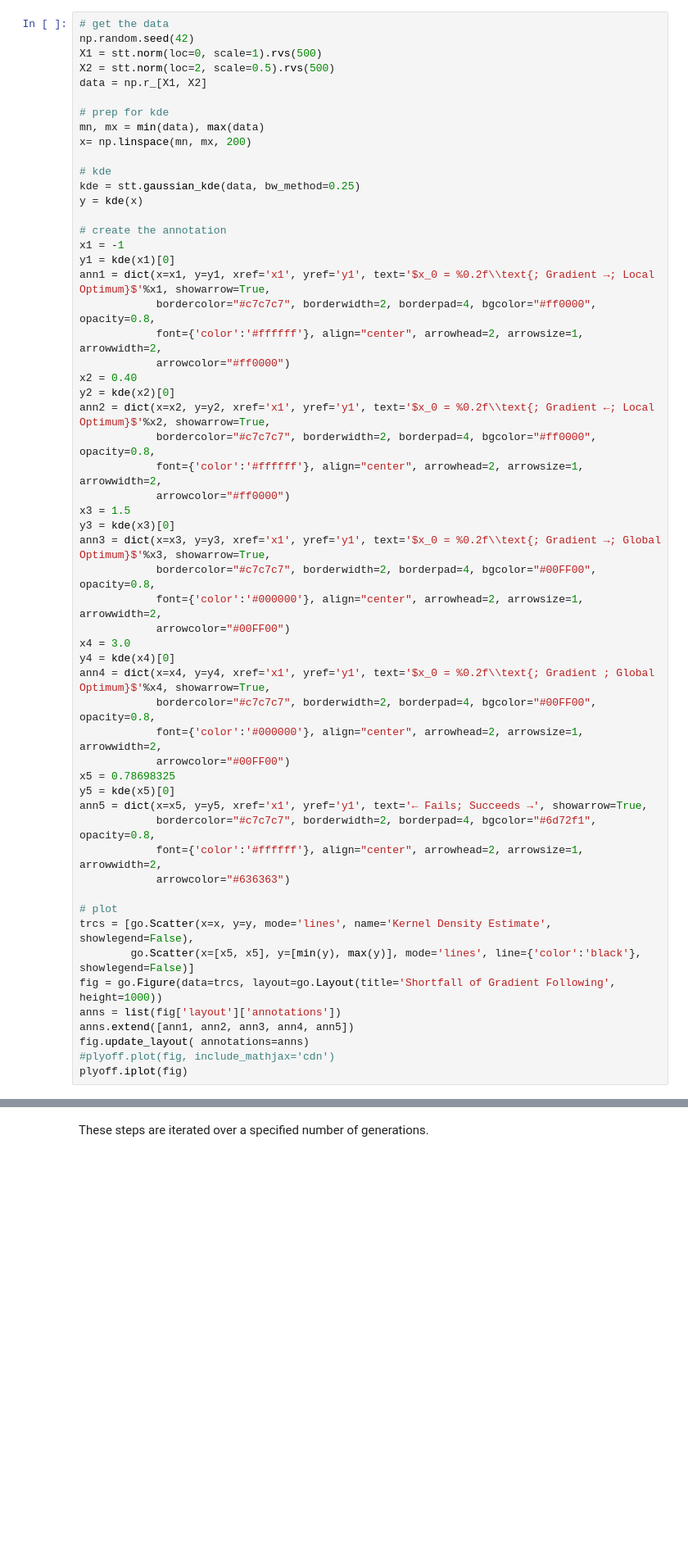
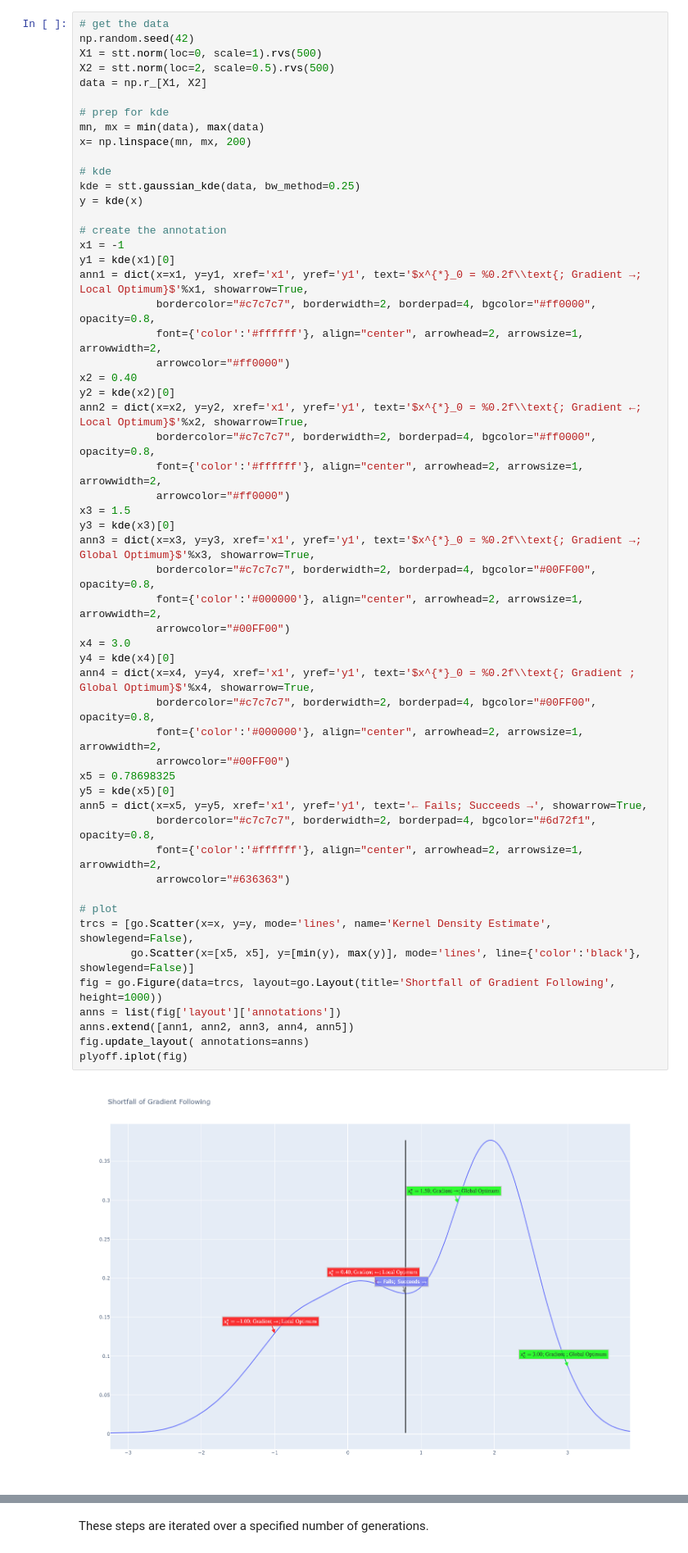
Before and after one commit to ahowe42/GeneticAlgorithms, a Jupyter notebook: notebooks/lecture.ipynb, the cells around one changed output, grey strips where cells are left out. Shown at 82% size. Drawn from its saved outputs; the diff is of its cells as text; blank space fills up the shorter version.

```diff
--- a/notebooks/lecture.ipynb
+++ b/notebooks/lecture.ipynb
@@ -117,42 +121,43 @@ y = kde(x)
 # create the annotation
 x1 = -1
 y1 = kde(x1)[0]
-ann1 = dict(x=x1, y=y1, xref='x1', yref='y1', text='$x_0 = %0.2f\\text{; Gradient →; Local Optimum}$'%x1, showarrow=True,
+ann1 = dict(x=x1, y=y1, xref='x1', yref='y1', text='$x^{*}_0 = %0.2f\\text{; Gradient →; Local Optimum}$'%x1, showarrow=True,
             bordercolor="#c7c7c7", borderwidth=2, borderpad=4, bgcolor="#ff0000", opacity=0.8,
             font={'color':'#ffffff'}, align="center", arrowhead=2, arrowsize=1, arrowwidth=2,
             arrowcolor="#ff0000")
 x2 = 0.40
 y2 = kde(x2)[0]
-ann2 = dict(x=x2, y=y2, xref='x1', yref='y1', text='$x_0 = %0.2f\\text{; Gradient ←; Local Optimum}$'%x2, showarrow=True,
+ann2 = dict(x=x2, y=y2, xref='x1', yref='y1', text='$x^{*}_0 = %0.2f\\text{; Gradient ←; Local Optimum}$'%x2, showarrow=True,
             bordercolor="#c7c7c7", borderwidth=2, borderpad=4, bgcolor="#ff0000", opacity=0.8,
             font={'color':'#ffffff'}, align="center", arrowhead=2, arrowsize=1, arrowwidth=2,
             arrowcolor="#ff0000")
 x3 = 1.5
 y3 = kde(x3)[0]
-ann3 = dict(x=x3, y=y3, xref='x1', yref='y1', text='$x_0 = %0.2f\\text{; Gradient →; Global Optimum}$'%x3, showarrow=True,
+ann3 = dict(x=x3, y=y3, xref='x1', yref='y1', text='$x^{*}_0 = %0.2f\\text{; Gradient →; Global Optimum}$'%x3, showarrow=True,
             bordercolor="#c7c7c7", borderwidth=2, borderpad=4, bgcolor="#00FF00", opacity=0.8,
             font={'color':'#000000'}, align="center", arrowhead=2, arrowsize=1, arrowwidth=2,
             arrowcolor="#00FF00")
 x4 = 3.0
 y4 = kde(x4)[0]
-ann4 = dict(x=x4, y=y4, xref='x1', yref='y1', text='$x_0 = %0.2f\\text{; Gradient ; Global Optimum}$'%x4, showarrow=True,
+ann4 = dict(x=x4, y=y4, xref='x1', yref='y1', text='$x^{*}_0 = %0.2f\\text{; Gradient ; Global Optimum}$'%x4, showarrow=True,
             bordercolor="#c7c7c7", borderwidth=2, borderpad=4, bgcolor="#00FF00", opacity=0.8,
             font={'color':'#000000'}, align="center", arrowhead=2, arrowsize=1, arrowwidth=2,
             arrowcolor="#00FF00")
 x5 = 0.78698325
 y5 = kde(x5)[0]
 ann5 = dict(x=x5, y=y5, xref='x1', yref='y1', text='← Fails; Succeeds →', showarrow=True,
             bordercolor="#c7c7c7", borderwidth=2, borderpad=4, bgcolor="#6d72f1", opacity=0.8,
             font={'color':'#ffffff'}, align="center", arrowhead=2, arrowsize=1, arrowwidth=2,
             arrowcolor="#636363")
 
 # plot
 trcs = [go.Scatter(x=x, y=y, mode='lines', name='Kernel Density Estimate', showlegend=False),
         go.Scatter(x=[x5, x5], y=[min(y), max(y)], mode='lines', line={'color':'black'}, showlegend=False)]
 fig = go.Figure(data=trcs, layout=go.Layout(title='Shortfall of Gradient Following', height=1000))
 anns = list(fig['layout']['annotations'])
 anns.extend([ann1, ann2, ann3, ann4, ann5])
 fig.update_layout( annotations=anns)
-#plyoff.plot(fig, include_mathjax='cdn')
 plyoff.iplot(fig)
+# %% [output]
+[figure, added]
 # %% [markdown]
```
Also changed, not shown: parts of 26 cells of this notebook.
